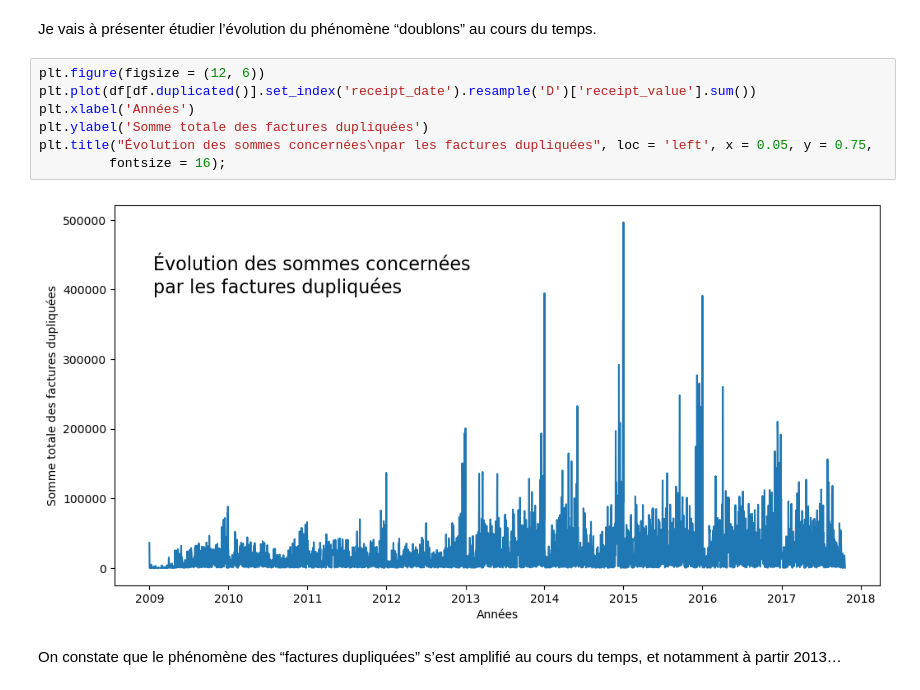
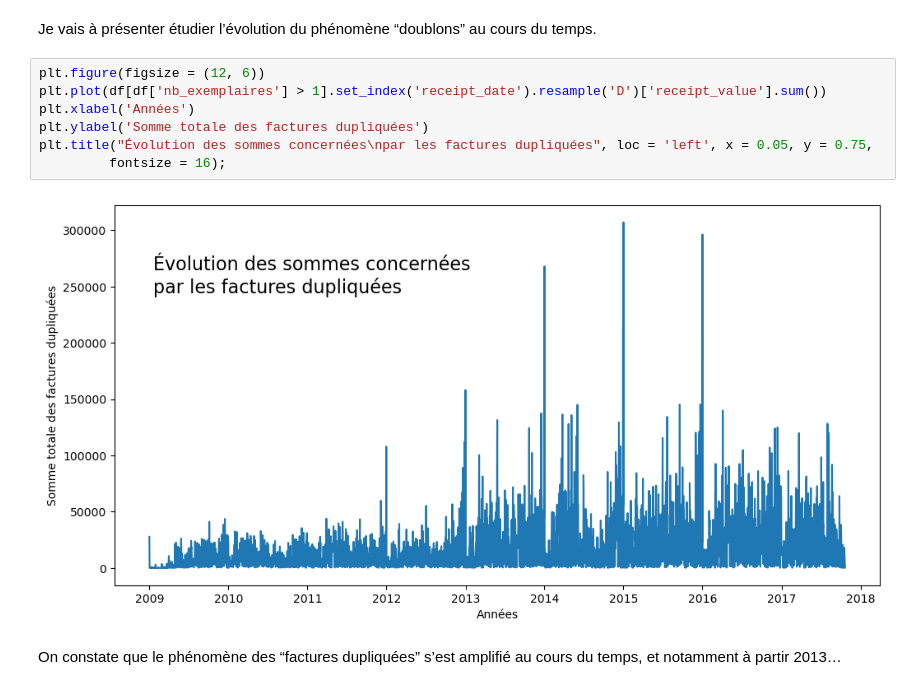
Before and after one commit to Listine/Travaux, a Jupyter notebook: Brazil_deputies_receipts.ipynb, the cells around one changed output. Drawn from its saved outputs; the diff is of its cells as text.

```diff
--- a/Brazil_deputies_receipts.ipynb
+++ b/Brazil_deputies_receipts.ipynb
@@ -438,13 +533,13 @@ Cela dit, il est possible qu’à des dates différentes, deux factures peuvent
 Je vais à présenter étudier l’évolution du phénomène “doublons” au cours du temps.
 # %%
 plt.figure(figsize = (12, 6))
-plt.plot(df[df.duplicated()].set_index('receipt_date').resample('D')['receipt_value'].sum())
+plt.plot(df[df['nb_exemplaires'] > 1].set_index('receipt_date').resample('D')['receipt_value'].sum())
 plt.xlabel('Années')
 plt.ylabel('Somme totale des factures dupliquées')
 plt.title("Évolution des sommes concernées\npar les factures dupliquées", loc = 'left', x = 0.05, y = 0.75,
          fontsize = 16);
 # %% [output]
-[figure, old version]
+[figure, new version]
 # %% [markdown]
 On constate que le phénomène des “factures dupliquées” s’est amplifié au cours du temps,
 et notamment à partir 2013…
```
Also changed, not shown: parts of 111 cells of this notebook.
